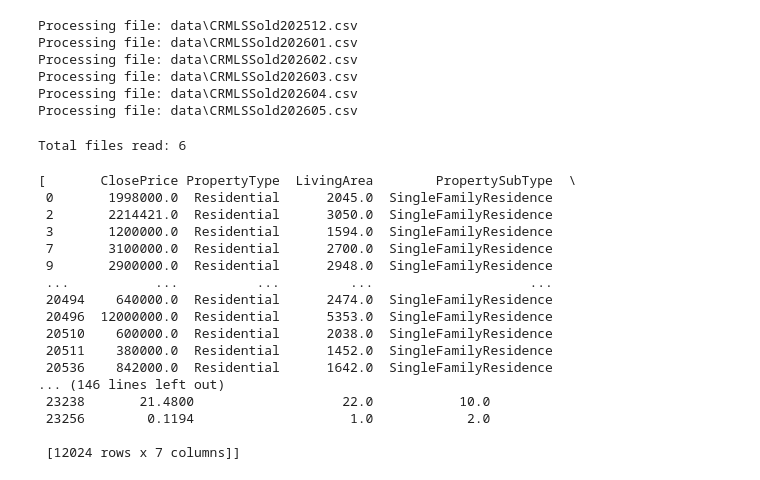
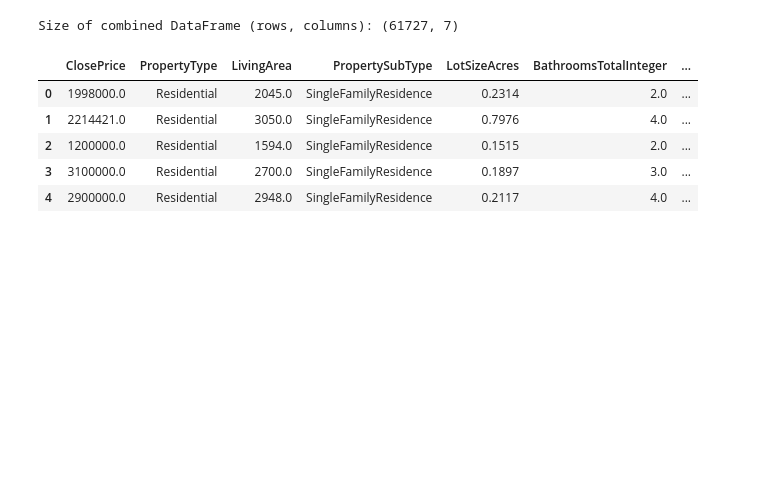
Before and after one commit to iviang/IDX-Exchange-DS-2026, a Jupyter notebook: 01_exploration.ipynb, the cells around one changed output. Drawn from its saved outputs; the diff is of its cells as text; code cells hidden in the pictures; blank space fills up the shorter version.

```diff
--- a/01_exploration.ipynb
+++ b/01_exploration.ipynb
@@ -13,49 +33,47 @@ Pandas version: 3.0.3
 # %%
-import glob
-data = sorted(glob.glob('data/CRMLSSOLD*.csv'))
-#print(data)
-# #Explore distributions of ClosePrice (the target variable), LivingArea, Bedrooms ==> BedroomsTotal, Bathrooms ==> BathroomsTotalInteger, LotSize ==> LotSizeAcres.
+### Read and filter the CSV files according to the task doc requirements
+## Explore distributions of ClosePrice (the target variable), LivingArea, Bedrooms, Bathrooms, LotSize.
+
+# Bedrooms ==> BedroomsTotal
+# Bathrooms ==> BathroomsTotalInteger
+# LotSize ==> LotSizeAcres.
+
 # csv = pd.read_csv(data[0], usecols=['ClosePrice', 'LivingArea', 'BedroomsTotal', 'BathroomsTotalInteger', 'LotSizeAcres', 'PropertyType', 'PropertySubType'])
 
-# #Restrict analysis to PropertyType = Residential and PropertySubType =ingleFamilyResidence (per task doc).
+## Restrict analysis to PropertyType = Residential and PropertySubType = SingleFamilyResidence (per task doc).
 # csv = csv[(csv['PropertyType'] == 'Residential') & (csv['PropertySubType'] == 'SingleFamilyResidence')]
-# # print(csv)
+# check output
+# print(csv)
 
 all_csv = []
+
+#apply filters to all files
 for file in data:
-    print(f"Processing file: {file}")
+    #print(f"Processing file: {file}")
+    # Explore distributions
     csv = pd.read_csv(file, usecols=['ClosePrice', 'LivingArea', 'BedroomsTotal', 'BathroomsTotalInteger', 'LotSizeAcres', 'PropertyType', 'PropertySubType'])
+    # restrict analysis per task doc
     csv = csv[(csv['PropertyType'] == 'Residential') & (csv['PropertySubType'] == 'SingleFamilyResidence')]
+
     all_csv.append(csv)
+
+## Check total files read
+# print(f'Total files read: {len(all_csv)}')
-# %% [output]
-Processing file: data\CRMLSSold202512.csv
-Processing file: data\CRMLSSold202601.csv
-Processing file: data\CRMLSSold202602.csv
-Processing file: data\CRMLSSold202603.csv
-Processing file: data\CRMLSSold202604.csv
-Processing file: data\CRMLSSold202605.csv
 # %%
-#check total files read
-print(f'Total files read: {len(all_csv)}')
+### Combine all dataframes into one
+df = pd.concat(all_csv, ignore_index=True)
+
+#Reveals amount of rows and columns of the dataframe
+print(f'Size of combined DataFrame (rows, columns): {df.shape}')
 # %% [output]
-Total files read: 6
+Size of combined DataFrame (rows, columns): (61727, 7)
-# %%
-all_csv
-# %% [output]
-[       ClosePrice PropertyType  LivingArea        PropertySubType  \
- 0       1998000.0  Residential      2045.0  SingleFamilyResidence
- 2       2214421.0  Residential      3050.0  SingleFamilyResidence
- 3       1200000.0  Residential      1594.0  SingleFamilyResidence
- 7       3100000.0  Residential      2700.0  SingleFamilyResidence
- 9       2900000.0  Residential      2948.0  SingleFamilyResidence
- ...           ...          ...         ...                    ...
- 20494    640000.0  Residential      2474.0  SingleFamilyResidence
- 20496  12000000.0  Residential      5353.0  SingleFamilyResidence
- 20510    600000.0  Residential      2038.0  SingleFamilyResidence
- 20511    380000.0  Residential      1452.0  SingleFamilyResidence
- 20536    842000.0  Residential      1642.0  SingleFamilyResidence
-... (146 lines left out)
- 23238       21.4800                   22.0           10.0
- 23256        0.1194                    1.0            2.0
-
- [12024 rows x 7 columns]]
+# %%
+### Preview the first 5 rows of the combined DataFrame
+df.head()
+# %% [output]
+|  | ClosePrice | PropertyType | LivingArea | PropertySubType | LotSizeAcres | BathroomsTotalInteger | ... |
+| 0 | 1998000.0 | Residential | 2045.0 | SingleFamilyResidence | 0.2314 | 2.0 | ... |
+| 1 | 2214421.0 | Residential | 3050.0 | SingleFamilyResidence | 0.7976 | 4.0 | ... |
+| 2 | 1200000.0 | Residential | 1594.0 | SingleFamilyResidence | 0.1515 | 2.0 | ... |
+| 3 | 3100000.0 | Residential | 2700.0 | SingleFamilyResidence | 0.1897 | 3.0 | ... |
+| 4 | 2900000.0 | Residential | 2948.0 | SingleFamilyResidence | 0.2117 | 4.0 | ... |
```
Also changed, not shown: parts of 11 cells of this notebook.
